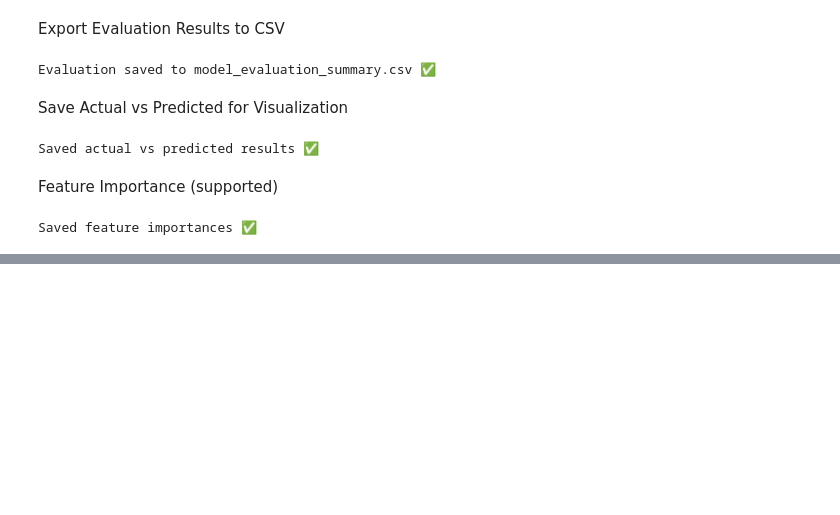
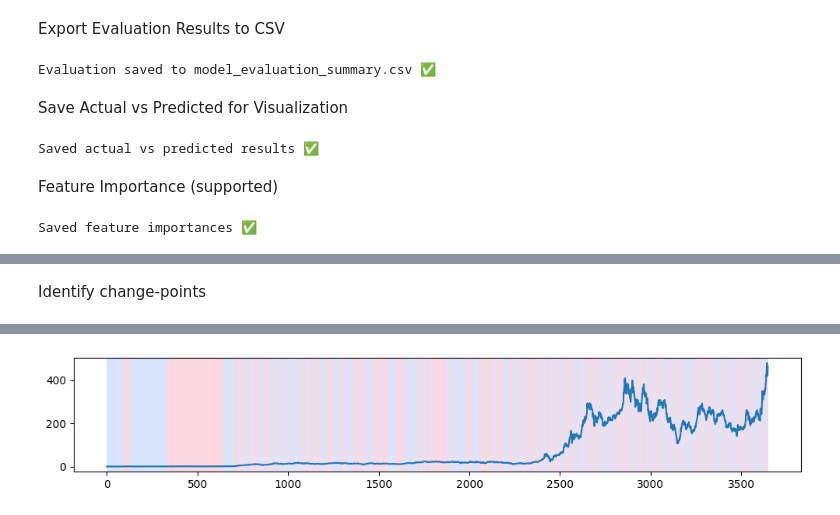
Before and after one commit to honyango/Analog-World-Clock, a Jupyter notebook: copy_of_untitled27.ipynb, the cells around one changed output, grey strips where cells are left out. Saved outputs shown, nothing was run; the diff lists cells and outputs as text; code cells hidden in the pictures; blank space fills up the shorter version.

```diff
--- a/copy_of_untitled27.ipynb
+++ b/copy_of_untitled27.ipynb
@@ -1914,0 +1974,12 @@ Saved feature importances ✅
+# %% [markdown]
+Identify change-points
+# %%
+!pip install ruptures
+import ruptures as rpt
+
+signal = p.values
+model = "l2"
+algo = rpt.Pelt(model).fit(signal)
+breaks = algo.predict(pen=3)
+rpt.display(signal, breaks) ; plt.show()
+# %% [output]
@@ -1914,0 +1993 @@ Saved feature importances ✅
+[figure, added]
```
Also changed, not shown: parts of 27 cells of this notebook.
